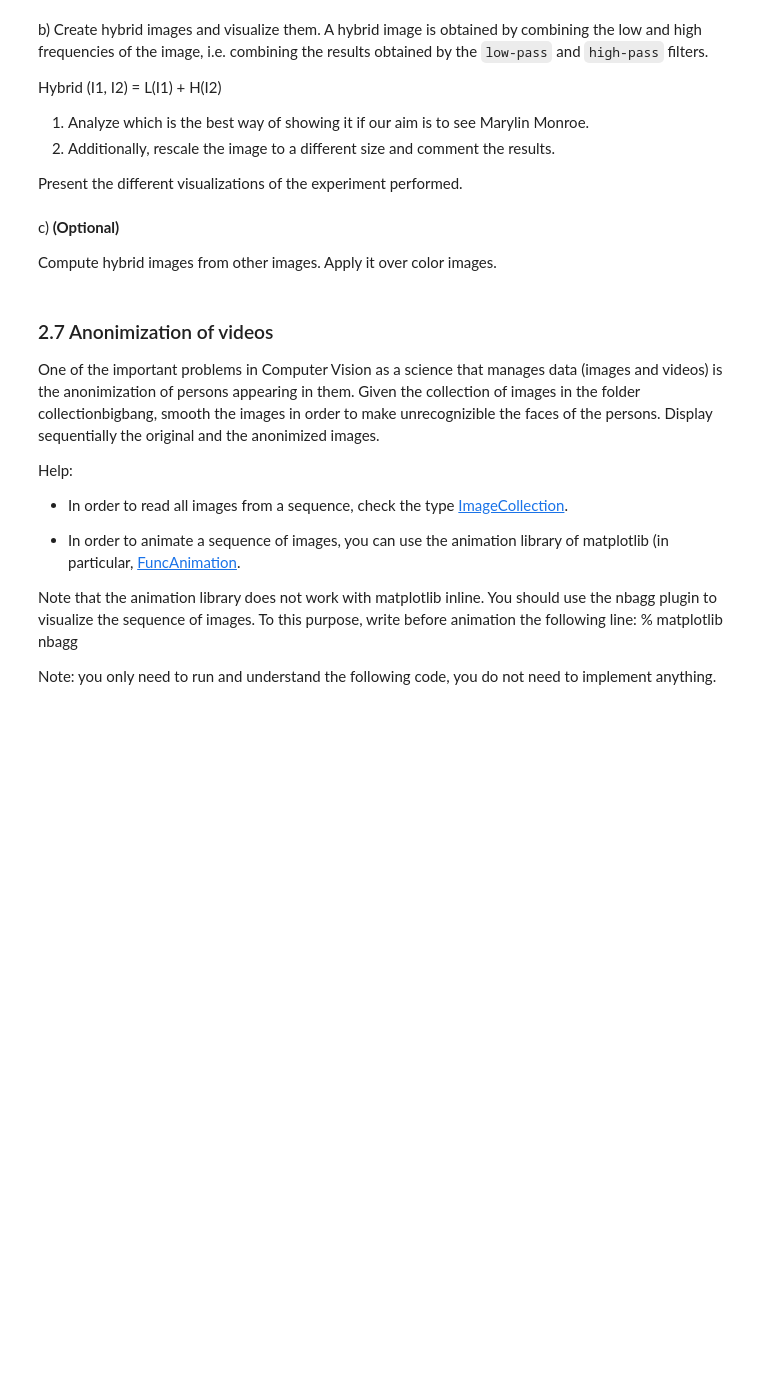
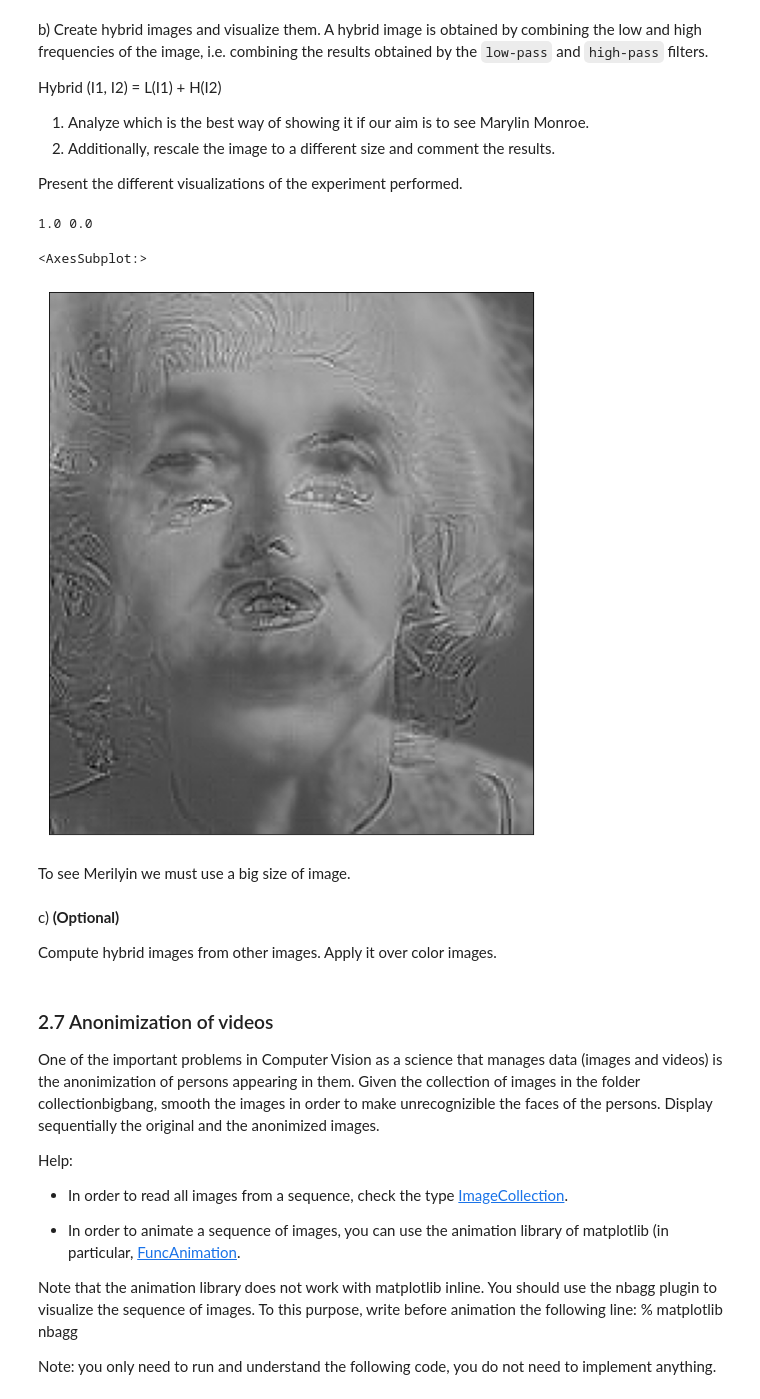
Before and after one commit to PauSolerValades/VA, a Jupyter notebook: Practica2/p2_2021-2022.ipynb, the cells around one changed output. Drawn from its saved outputs; the diff is of its cells as text; code cells hidden in the pictures; blank space fills up the shorter version.

```diff
--- a/Practica2/p2_2021-2022.ipynb
+++ b/Practica2/p2_2021-2022.ipynb
@@ -557,10 +626,19 @@ Present the different visualizations of the experiment performed.
 # %%
 hybrid = einstein_low_pass + monroe_high_pass_laplace
 hybrid_normalize = (hybrid - hybrid.min())/(hybrid.max() - hybrid.min())
 print(hybrid_normalize.max(), hybrid_normalize.min())
 
-plt.imshow(hybrid_normalize, cmap="gray")
-plt.show()
+fig=plt.figure(figsize=(10,10))
+plt.imshow(hybrid_normalize, cmap='gray')
+plt.xticks([])
+plt.yticks([])
+fig.add_subplot(1,1,1)
+# %% [output]
+1.0 0.0
+<AxesSubplot:>
+[figure, added]
+# %% [markdown]
+To see Merilyin we must use a big size of image.
 # %% [markdown]
 c) **(Optional)**
 
```
Also changed, not shown: parts of 16 cells of this notebook.
